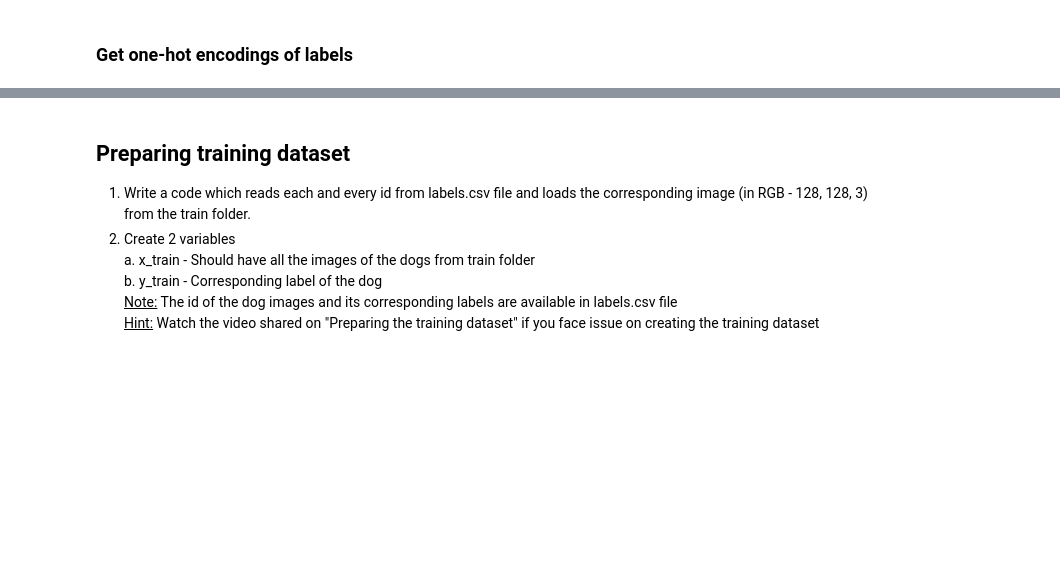
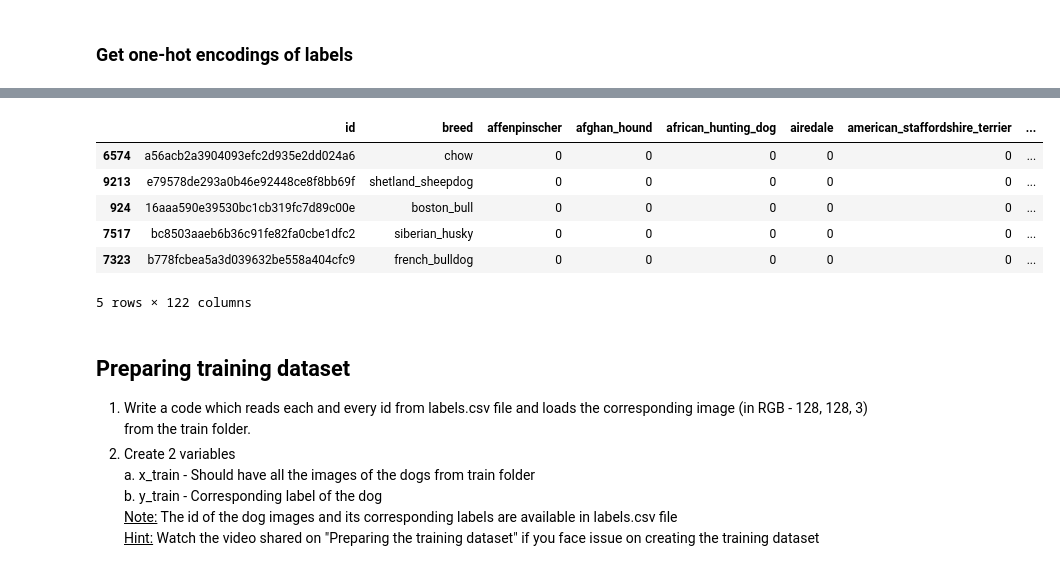
Before and after one commit to SaurabhPPatel/AIML-Saurabh, a Jupyter notebook: CV_Project2_Dog_Breed_Classification_Questions.ipynb, the cells around one changed output, grey strips where cells are left out. Saved outputs shown, nothing was run; the diff lists cells and outputs as text; code cells hidden in the pictures; blank space fills up the shorter version.

```diff
--- a/CV_Project2_Dog_Breed_Classification_Questions.ipynb
+++ b/CV_Project2_Dog_Breed_Classification_Questions.ipynb
@@ -96,3 +87,19 @@ memory usage: 95.9+ KB
+# %%
+labels_cat = pd.get_dummies(labels['breed'])
+# %%
+frames = (labels,labels_cat)
+# %%
+labels_join = pd.concat(frames,axis=1)
+# %%
+labels_join.sample(5)
+# %% [output]
+|  | id | breed | affenpinscher | afghan_hound | african_hunting_dog | airedale | american_staffordshire_terrier | ... |
+| 6574 | a56acb2a3904093efc2d935e2dd024a6 | chow | 0 | 0 | 0 | 0 | 0 | ... |
+| 9213 | e79578de293a0b46e92448ce8f8bb69f | shetland_sheepdog | 0 | 0 | 0 | 0 | 0 | ... |
+| 924 | 16aaa590e39530bc1cb319fc7d89c00e | boston_bull | 0 | 0 | 0 | 0 | 0 | ... |
+| 7517 | bc8503aaeb6b36c91fe82fa0cbe1dfc2 | siberian_husky | 0 | 0 | 0 | 0 | 0 | ... |
+| 7323 | b778fcbea5a3d039632be558a404cfc9 | french_bulldog | 0 | 0 | 0 | 0 | 0 | ... |
+5 rows × 122 columns
 # %% [markdown]
 ## Preparing training dataset
 1. Write a code which reads each and every id from labels.csv file and loads the corresponding image (in RGB - 128, 128, 3) from the train folder. <br>
```
Also changed, not shown: parts of 2 cells of this notebook.
